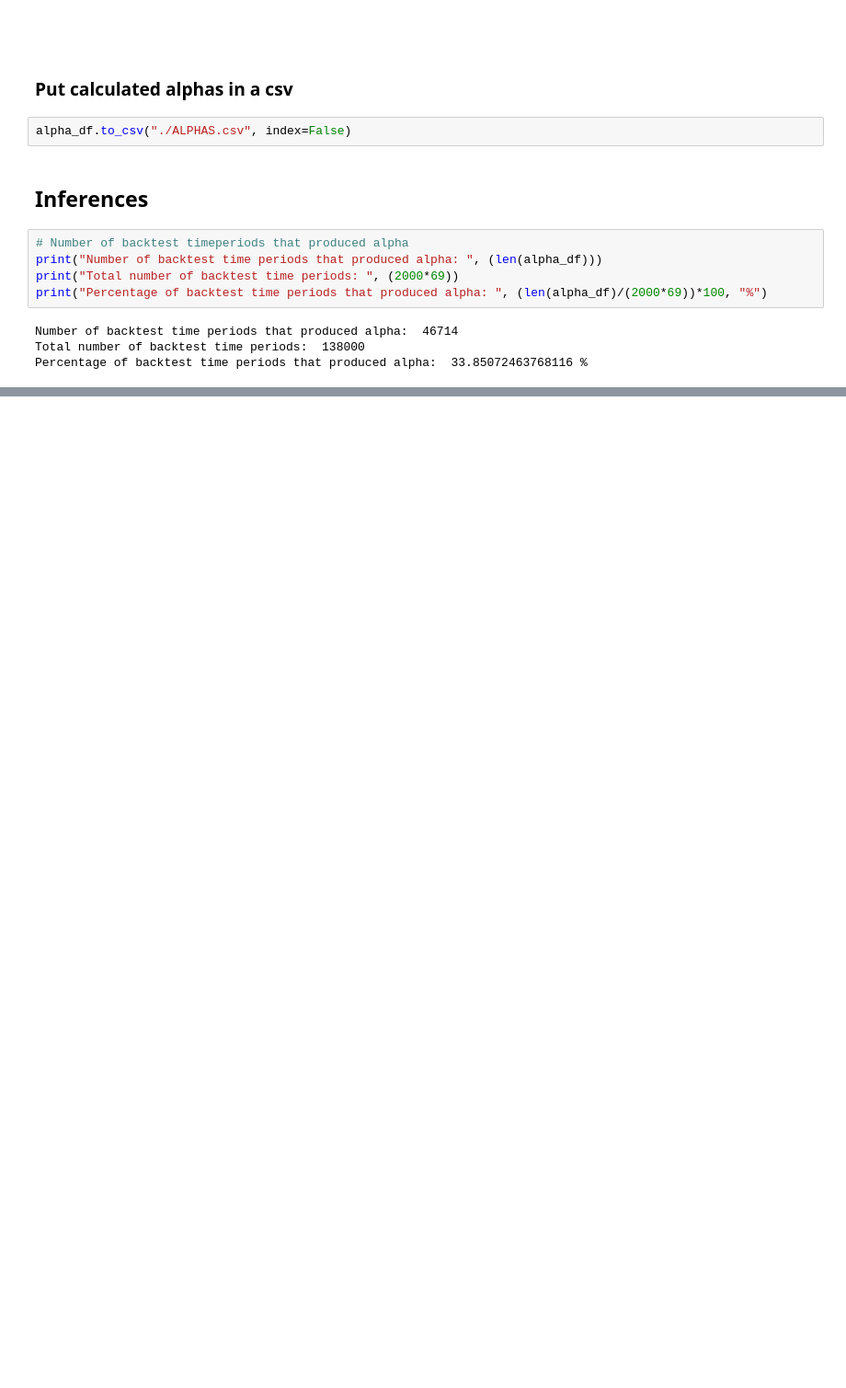
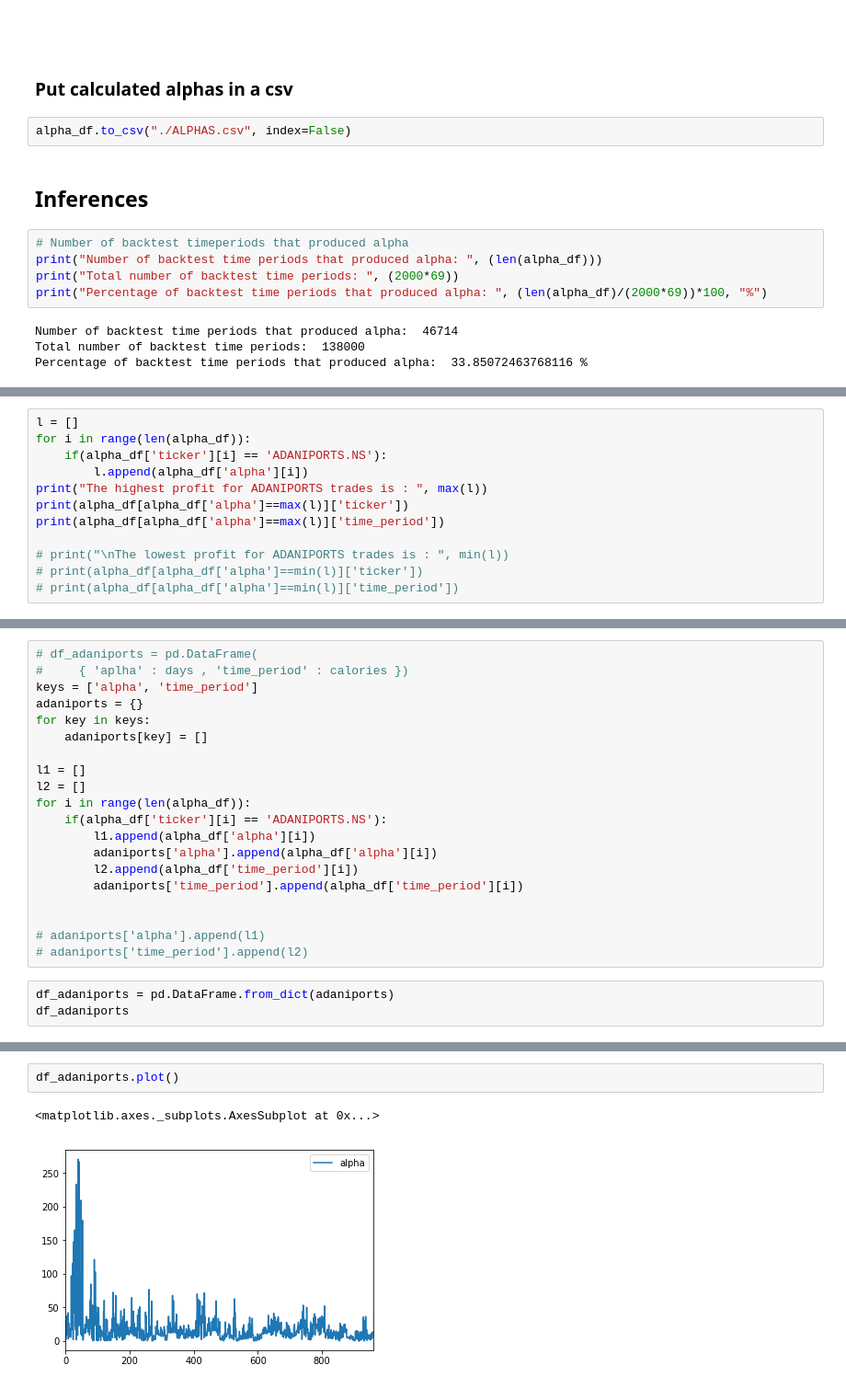
Before and after one commit to Varun487/AIAlgoTrading, a Jupyter notebook: research/baselines/Inferences.ipynb, the cells around one changed output, grey strips where cells are left out. Shown at 92% size. Drawn from its saved outputs; the diff is of its cells as text; blank space fills up the shorter version.

```diff
--- a/research/baselines/Inferences.ipynb
+++ b/research/baselines/Inferences.ipynb
@@ -148,0 +309,12 @@ Percentage of backtest time periods that produced alpha:  33.85072463768116 %
+# %%
+l = []
+for i in range(len(alpha_df)):
+    if(alpha_df['ticker'][i] == 'ADANIPORTS.NS'):
+        l.append(alpha_df['alpha'][i])
+print("The highest profit for ADANIPORTS trades is : ", max(l))
+print(alpha_df[alpha_df['alpha']==max(l)]['ticker'])
+print(alpha_df[alpha_df['alpha']==max(l)]['time_period'])
+
+# print("\nThe lowest profit for ADANIPORTS trades is : ", min(l))
+# print(alpha_df[alpha_df['alpha']==min(l)]['ticker'])
+# print(alpha_df[alpha_df['alpha']==min(l)]['time_period'])
@@ -148,0 +327,23 @@ Percentage of backtest time periods that produced alpha:  33.85072463768116 %
+# %%
+# df_adaniports = pd.DataFrame(
+#     { 'aplha' : days , 'time_period' : calories })
+keys = ['alpha', 'time_period']
+adaniports = {}
+for key in keys:
+	adaniports[key] = []
+
+l1 = []
+l2 = []
+for i in range(len(alpha_df)):
+    if(alpha_df['ticker'][i] == 'ADANIPORTS.NS'):
+        l1.append(alpha_df['alpha'][i])
+        adaniports['alpha'].append(alpha_df['alpha'][i])
+        l2.append(alpha_df['time_period'][i])
+        adaniports['time_period'].append(alpha_df['time_period'][i])
+
+
+# adaniports['alpha'].append(l1)
+# adaniports['time_period'].append(l2)
+# %%
+df_adaniports = pd.DataFrame.from_dict(adaniports)
+df_adaniports
@@ -148,0 +369,5 @@ Percentage of backtest time periods that produced alpha:  33.85072463768116 %
+# %%
+df_adaniports.plot()
+# %% [output]
+<matplotlib.axes._subplots.AxesSubplot at 0x...>
+[figure, added]
```
Also changed, not shown: parts of 17 cells of this notebook.
